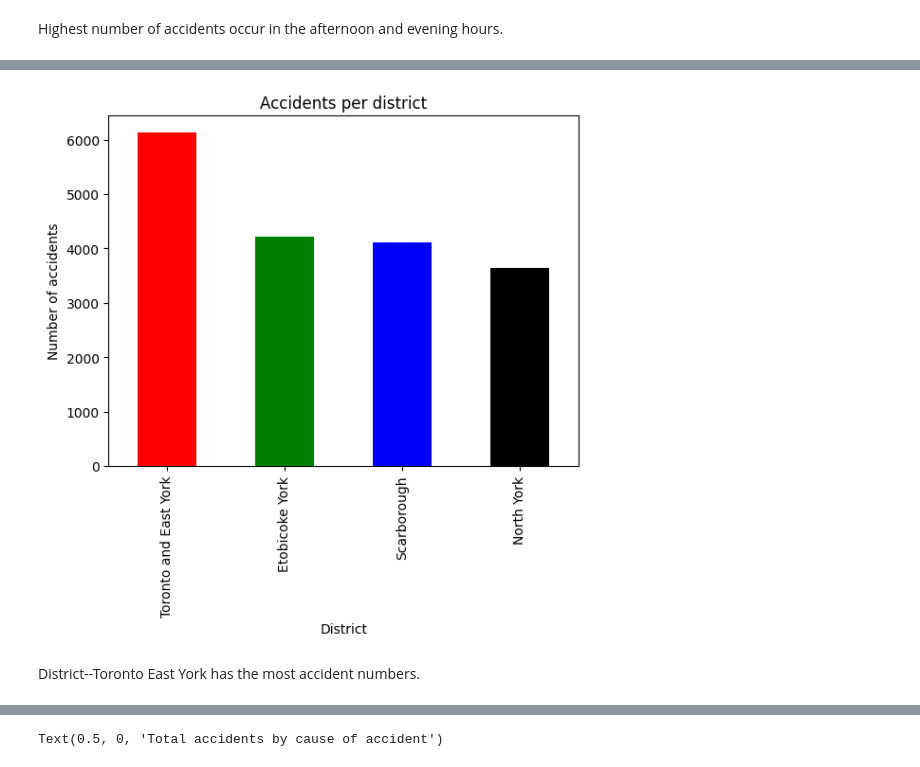
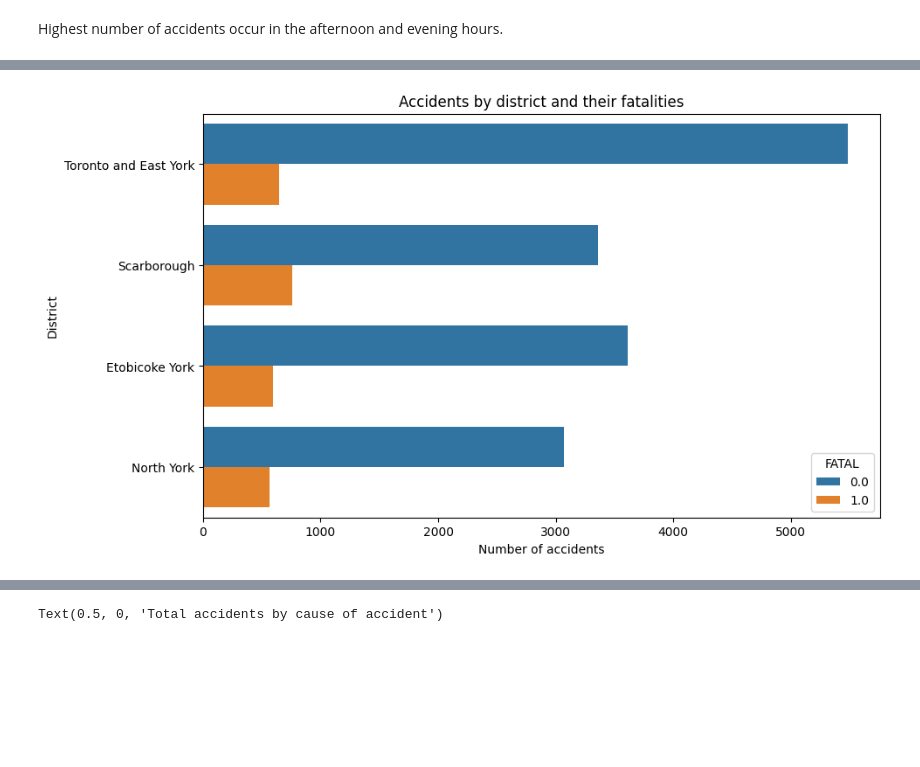
Before and after one commit to AazainKhan/toronto-collision-prediction, a Jupyter notebook: KSI_data_exploration.ipynb, the cells around one changed output, grey strips where cells are left out. Drawn from its saved outputs; the diff is of its cells as text; code cells hidden in the pictures; blank space fills up the shorter version.

```diff
--- a/KSI_data_exploration.ipynb
+++ b/KSI_data_exploration.ipynb
@@ -122,7 +122,7 @@ Diagonal (X with X, Y with Y, etc.): The diagonal is always 1 because it's the c
 # X and Y are the same as LONGITUDE and LATITUDE
 # ObjectId, FATAL_NO, INDEX_, ACCNUM are just identifiers
 columns_to_drop = ['X', 'Y', 'ObjectId',
-                   'FATAL_NO', 'ACCLOC', 'INDEX_', 'ACCNUM', 'IMPACTYPE', 'DIVISION', 'INITDIR', 'MANOEUVER', 'PEDTYPE', 'CYCLISTYPE', 'PASSENGER', 'CYCACT', 'WARDNUM', 'DIVISION', 'STREET1', 'STREET2', 'HOOD_140', 'HOOD_158', 'NEIGHBOURHOOD_140', 'DRIVACT', 'DRIVCOND']
+                   'FATAL_NO', 'INJURY', 'ACCLOC', 'INDEX_', 'ACCNUM', 'INVTYPE', 'IMPACTYPE', 'DIVISION', 'INITDIR', 'MANOEUVER', 'PEDTYPE', 'CYCLISTYPE', 'PASSENGER', 'CYCACT', 'WARDNUM', 'DIVISION', 'STREET1', 'STREET2', 'HOOD_140', 'HOOD_158', 'NEIGHBOURHOOD_140', 'DRIVACT', 'DRIVCOND']
 df = df.drop(columns=columns_to_drop)
 # %%
 # change the value of boolean attributes to 0 and 1
@@ -247,14 +244,13 @@ HeatMap(KSI_Fatal.values, min_opacity=0.2).add_to(Fatal_map)
 Fatal_map
 # %% [output]
 [interactive output not drawn]
-# %%
-# Looking at area where accident happens in DISTRICT column
-df['DISTRICT'].value_counts().plot(kind='bar', color=list('rgbkmc'))
-plt.xlabel('District')
-plt.ylabel('Number of accidents')
-plt.title('Accidents per district')
-plt.show()
-# %% [output]
-[figure, removed]
-# %% [markdown]
-District--Toronto East York has the most accident numbers.
+# %%
+# accidents by district and their fatalities
+plt.figure(figsize=(10, 6))
+sns.countplot(y='DISTRICT', hue='FATAL', data=df)
+plt.title('Accidents by district and their fatalities')
+plt.xlabel('Number of accidents')
+plt.ylabel('District')
+plt.show()
+# %% [output]
+[figure, added]
```
Also changed, not shown: parts of 11 cells of this notebook.
